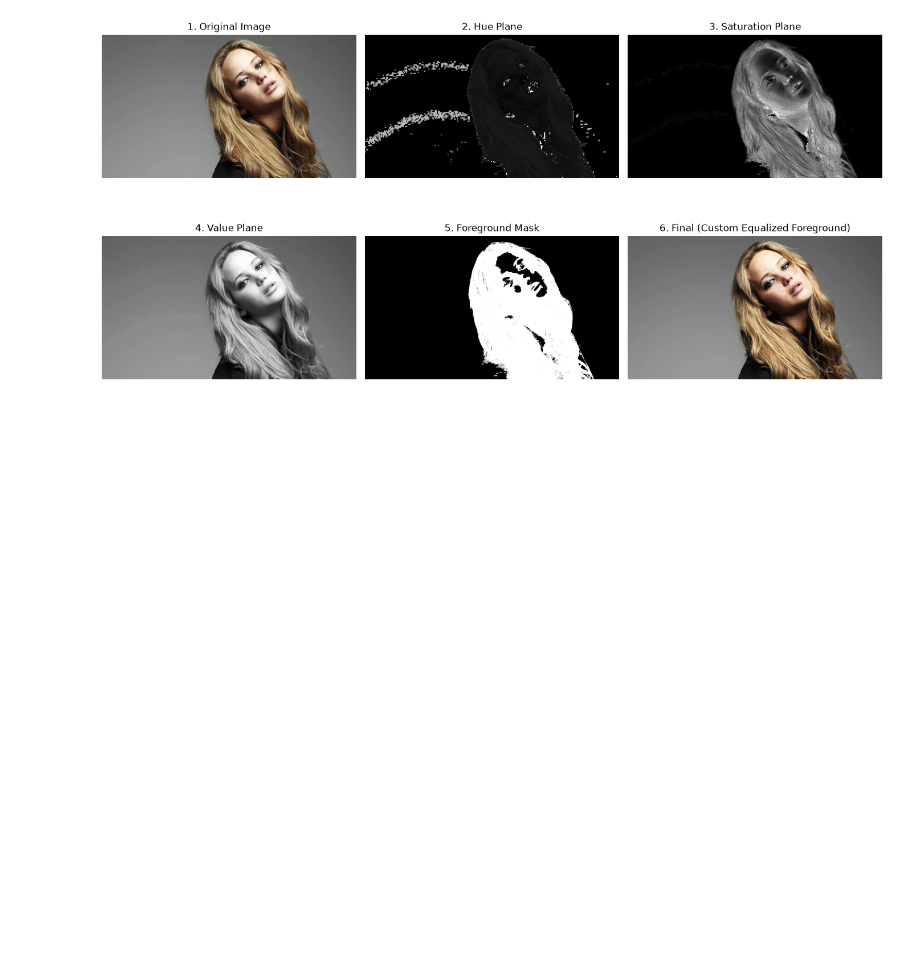
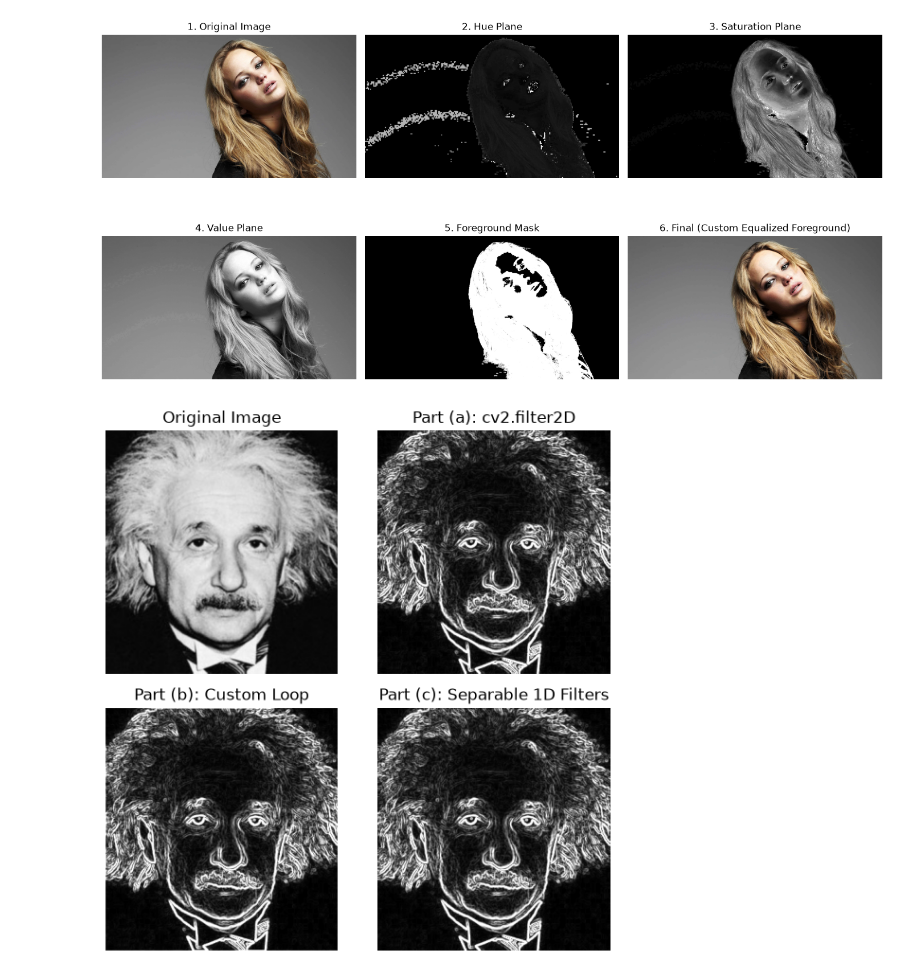
Before and after one commit to Isira-Himal-Perera/EN3160-Image-Processing-and-Computer-Vision, a Jupyter notebook: assignment-01/230486A_a01.ipynb, the cells around one changed output. Saved outputs shown, nothing was run; the diff lists cells and outputs as text; code cells hidden in the pictures; blank space fills up the shorter version.

Commit message:
Compare inbuil code vs custom code for edge ditection

```diff
--- a/assignment-01/230486A_a01.ipynb
+++ b/assignment-01/230486A_a01.ipynb
@@ -336,3 +336,91 @@ plt.tight_layout()
 plt.show()
 # %% [output]
 [figure]
+# %%
+im = cv.imread('images/einstein.png', cv.IMREAD_GRAYSCALE)
+assert im is not None, "Image not found. Please check the path."
+
+# Part (a)
+sobel_x = np.array([
+    [-1,  0,  1],
+    [-2,  0,  2],
+    [-1,  0,  1]
+], dtype=np.float32)
+
+sobel_y = np.array([
+    [-1, -2, -1],
+    [ 0,  0,  0],
+    [ 1,  2,  1]
+], dtype=np.float32)
+
+grad_x_a = cv.filter2D(im, cv.CV_64F, sobel_x)
+grad_y_a = cv.filter2D(im, cv.CV_64F, sobel_y)
+
+im_sobel_a = np.sqrt(grad_x_a**2 + grad_y_a**2)
+im_sobel_a = cv.convertScaleAbs(im_sobel_a)
+
+#Part(b)
+def custom_sobel_filter(image):
+    H, W = image.shape
+
+    sobel_x = np.array([[-1, 0, 1], [-2, 0, 2], [-1, 0, 1]], dtype=np.float64)
+    sobel_y = np.array([[-1, -2, -1], [0, 0, 0], [1, 2, 1]], dtype=np.float64)
+
+    # Pad image to handle borders (zero-padding)
+    padded_img = np.pad(image, ((1, 1), (1, 1)), mode='constant', constant_values=0)
+
+    grad_x = np.zeros((H, W), dtype=np.float64)
+    grad_y = np.zeros((H, W), dtype=np.float64)
+
+    # Perform 2D cross-correlation / convolution manually
+    for i in range(H):
+        for j in range(W):
+            region = padded_img[i:i+3, j:j+3]
+            grad_x[i, j] = np.sum(region * sobel_x)
+            grad_y[i, j] = np.sum(region * sobel_y)
+
+    magnitude = np.sqrt(grad_x**2 + grad_y**2)
+    return np.uint8(np.clip(magnitude, 0, 255))
+
+im_sobel_b = custom_sobel_filter(im)
+
+# Part (c)
+v_gaussian = np.array([[1], [2], [1]], dtype=np.float32)
+h_diff     = np.array([[1, 0, -1]], dtype=np.float32)
+
+v_diff     = np.array([[1], [0], [-1]], dtype=np.float32)
+h_gaussian = np.array([[1, 2, 1]], dtype=np.float32)
+
+grad_x_c = cv.sepFilter2D(im, cv.CV_64F, h_diff, v_gaussian)
+grad_y_c = cv.sepFilter2D(im, cv.CV_64F, h_gaussian, v_diff)
+
+im_sobel_c = np.sqrt(grad_x_c**2 + grad_y_c**2)
+im_sobel_c = cv.convertScaleAbs(im_sobel_c)
+
+
+fig, ax = plt.subplots(2, 2, figsize=(6, 6))
+
+# (0, 0): Original Image
+ax[0, 0].imshow(im, cmap='gray')
+ax[0, 0].set_title('Original Image')
+ax[0, 0].axis('off')
+
+# (0, 1): Part (a)
+ax[0, 1].imshow(im_sobel_a, cmap='gray')
+ax[0, 1].set_title('Part (a): cv2.filter2D')
+ax[0, 1].axis('off')
+
+# (1, 0): Part (b)
+ax[1, 0].imshow(im_sobel_b, cmap='gray')
+ax[1, 0].set_title('Part (b): Custom Loop')
+ax[1, 0].axis('off')
+
+# (1, 1): Part (c)
+ax[1, 1].imshow(im_sobel_c, cmap='gray')
+ax[1, 1].set_title('Part (c): Separable 1D Filters')
+ax[1, 1].axis('off')
+
+plt.tight_layout()
+plt.show()
+# %% [output]
+[figure, added]
```
